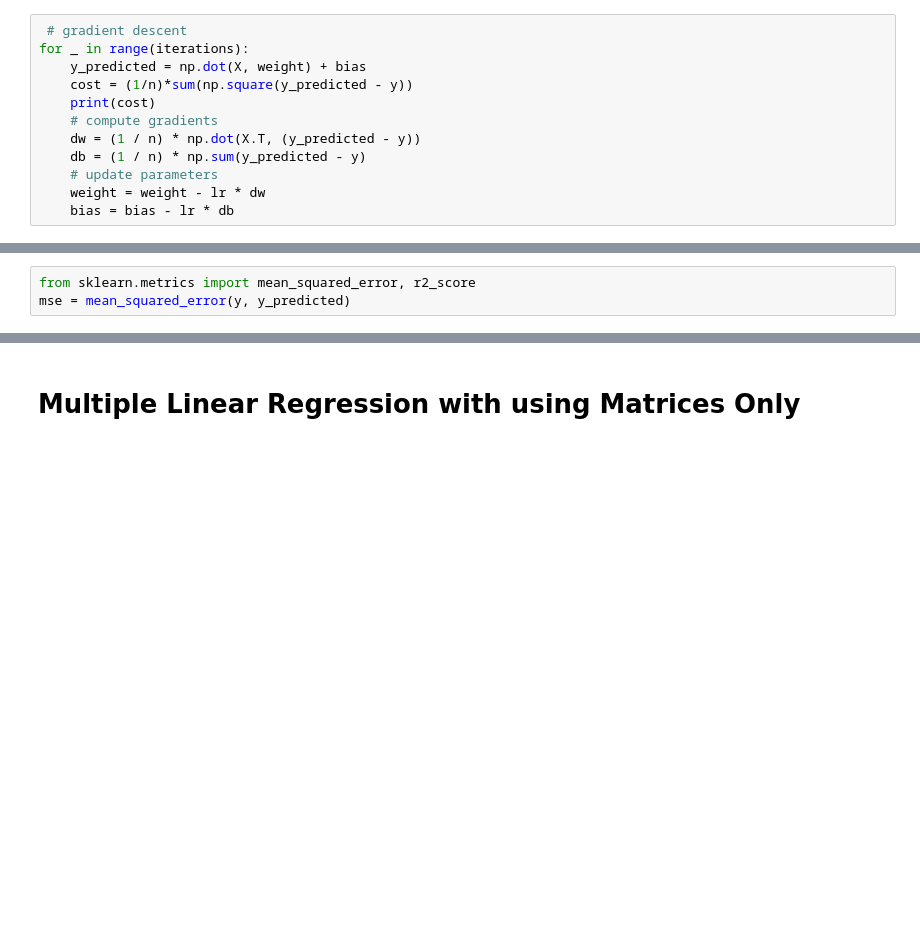
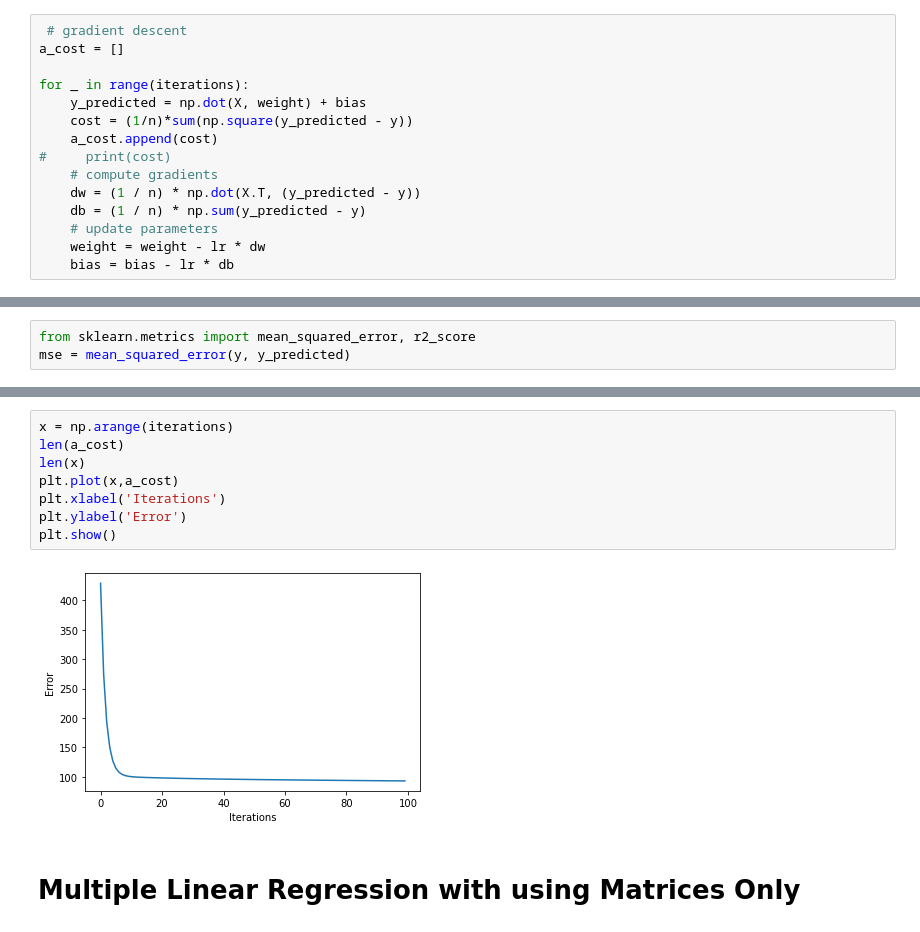
Before and after one commit to amanvista/ML_Projects, a Jupyter notebook: ML Algo Implementation/Linear Regression Implementation.ipynb, the cells around one changed output, grey strips where cells are left out. Cells and saved outputs as stored; diff of their text form; blank space fills up the shorter version.

```diff
--- a/ML Algo Implementation/Linear Regression Implementation.ipynb
+++ b/ML Algo Implementation/Linear Regression Implementation.ipynb
@@ -103,10 +115,13 @@ array([[0., 0., 0.],
        [0., 0., 0.]])
 # %%
  # gradient descent
+a_cost = []
+
 for _ in range(iterations):
     y_predicted = np.dot(X, weight) + bias
     cost = (1/n)*sum(np.square(y_predicted - y))
-    print(cost)
+    a_cost.append(cost)
+#     print(cost)
     # compute gradients
     dw = (1 / n) * np.dot(X.T, (y_predicted - y))
     db = (1 / n) * np.sum(y_predicted - y)
@@ -146,3 +143,13 @@ r_squared
+# %%
+x = np.arange(iterations)
+len(a_cost)
+len(x)
+plt.plot(x,a_cost)
+plt.xlabel('Iterations')
+plt.ylabel('Error')
+plt.show()
+# %% [output]
+[figure, added]
 # %% [markdown]
 # Multiple Linear Regression with using Matrices Only
 # %%
```
Also changed, not shown: parts of 13 cells of this notebook, 1 other file.
